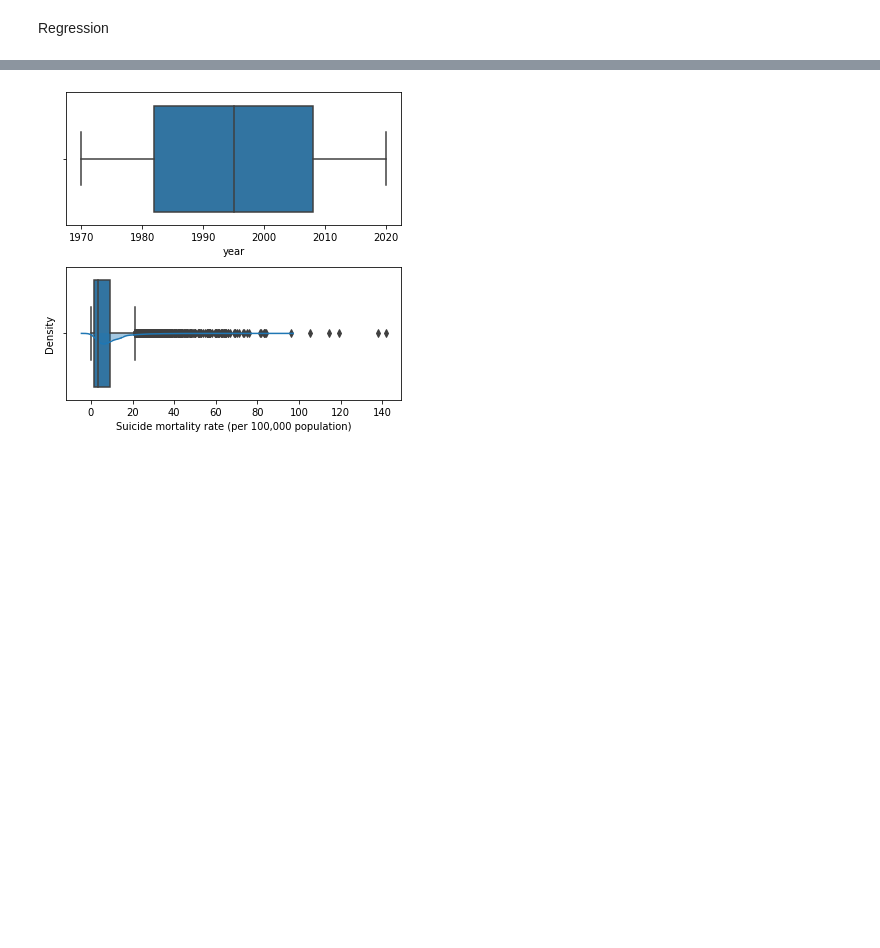
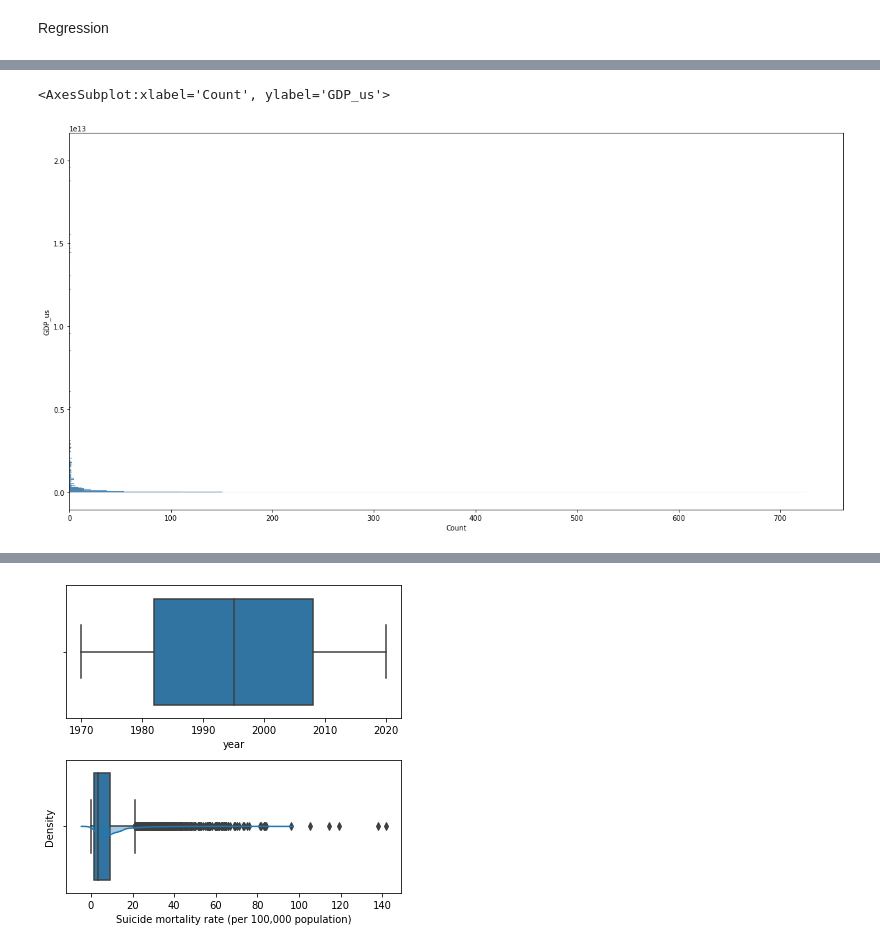
Before and after one commit to MohammedAlghazi17/Data-Mining-, a Jupyter notebook: BSHC4_Group_Project.ipynb, the cells around one changed output, grey strips where cells are left out. Saved outputs shown, nothing was run; the diff lists cells and outputs as text; code cells hidden in the pictures; blank space fills up the shorter version.

```diff
--- a/BSHC4_Group_Project.ipynb
+++ b/BSHC4_Group_Project.ipynb
@@ -158,0 +210,5 @@ AttributeError: 'DataFrame' object has no attribute 'fee'
+# %%
+sns.histplot(data=dataset, y='GDP_us')
+# %% [output]
+<AxesSubplot:xlabel='Count', ylabel='GDP_us'>
+[figure, added]
```
Also changed, not shown: parts of 18 cells of this notebook, 1 other file.
